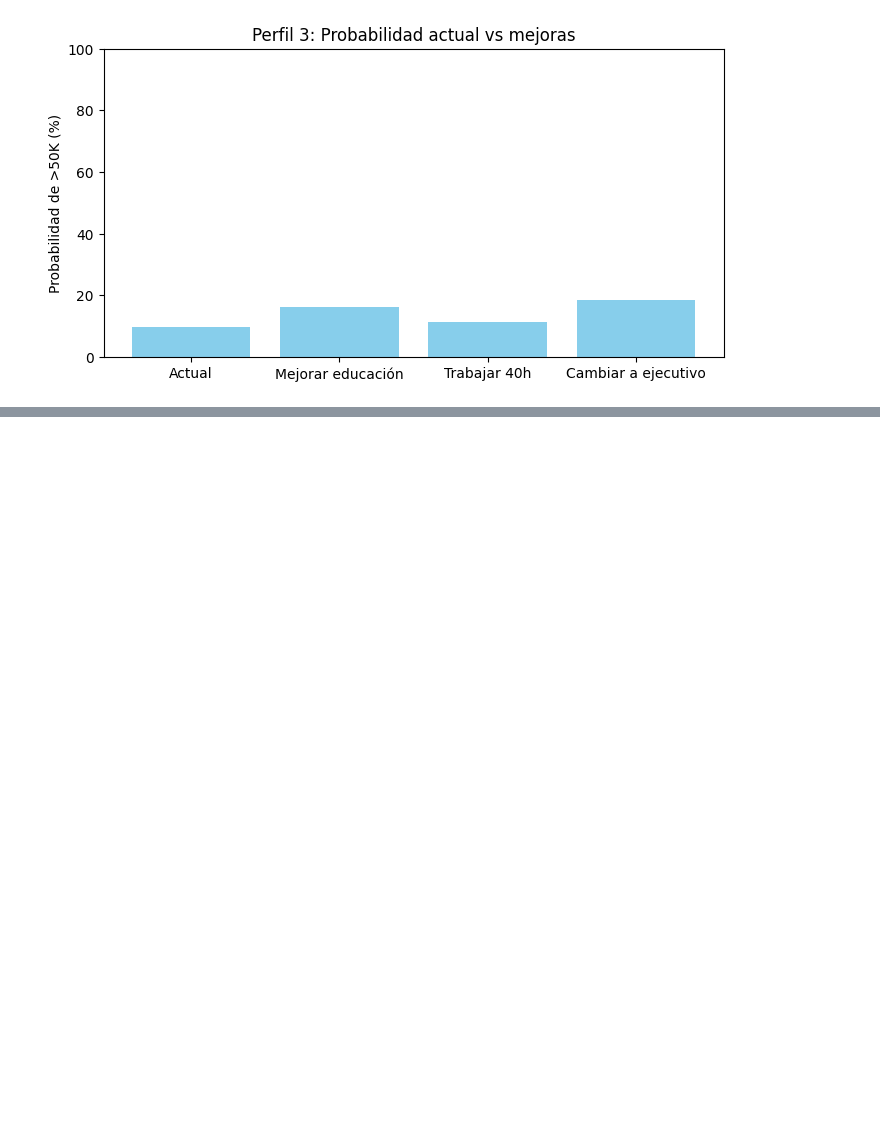
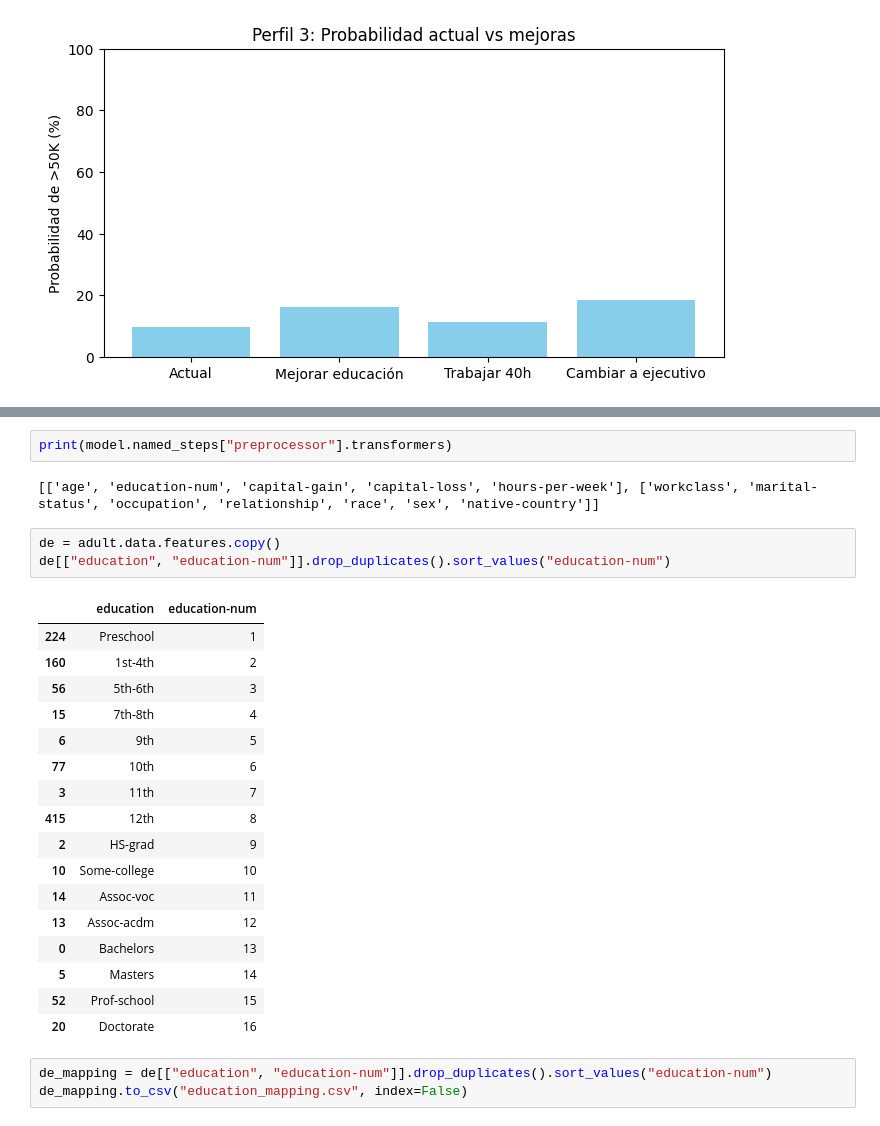
Before and after one commit to BryanJT16/machine-learning-python-template-SistemaRecomendacion-BryanJumbo, a Jupyter notebook: src/explore.ipynb, the cells around one changed output, grey strips where cells are left out. Drawn from its saved outputs; the diff is of its cells as text; blank space fills up the shorter version.

```diff
--- a/src/explore.ipynb
+++ b/src/explore.ipynb
@@ -366,0 +385,28 @@ Recomendaciones (impacto en probabilidad):
+# %%
+print(model.named_steps["preprocessor"].transformers)
+# %% [output]
+[['age', 'education-num', 'capital-gain', 'capital-loss', 'hours-per-week'], ['workclass', 'marital-status', 'occupation', 'relationship', 'race', 'sex', 'native-country']]
+# %%
+de = adult.data.features.copy()
+de[["education", "education-num"]].drop_duplicates().sort_values("education-num")
+# %% [output]
+|  | education | education-num |
+| 224 | Preschool | 1 |
+| 160 | 1st-4th | 2 |
+| 56 | 5th-6th | 3 |
+| 15 | 7th-8th | 4 |
+| 6 | 9th | 5 |
+| 77 | 10th | 6 |
+| 3 | 11th | 7 |
+| 415 | 12th | 8 |
+| 2 | HS-grad | 9 |
+| 10 | Some-college | 10 |
+| 14 | Assoc-voc | 11 |
+| 13 | Assoc-acdm | 12 |
+| 0 | Bachelors | 13 |
+| 5 | Masters | 14 |
+| 52 | Prof-school | 15 |
+| 20 | Doctorate | 16 |
+# %%
+de_mapping = de[["education", "education-num"]].drop_duplicates().sort_values("education-num")
+de_mapping.to_csv("education_mapping.csv", index=False)
```
Also changed, not shown: parts of 4 cells of this notebook, 5 other files.
